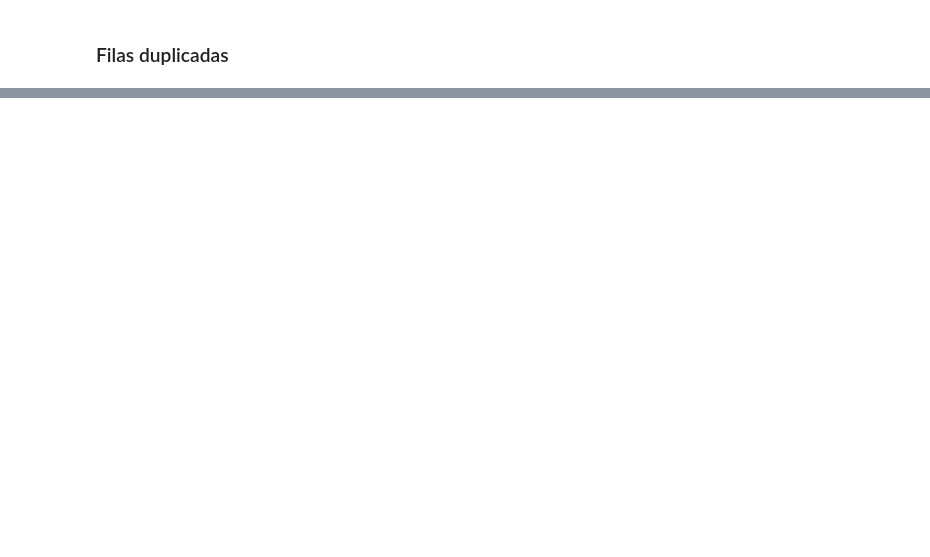
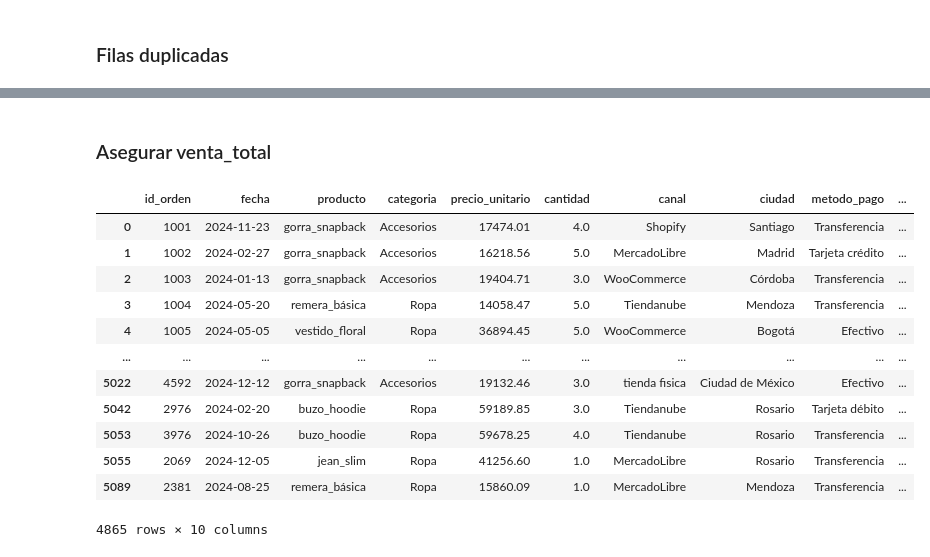
Before and after one commit to maxicoceres-data/DataStore-Analytics, a Jupyter notebook: utils/cleaning.ipynb, the cells around one changed output, grey strips where cells are left out. Cells and saved outputs as stored; diff of their text form; code cells hidden in the pictures; blank space fills up the shorter version.

```diff
--- a/utils/cleaning.ipynb
+++ b/utils/cleaning.ipynb
@@ -173,23 +174,9 @@ df["producto"].unique()
       'Medias pack x3']
 Length: 10, dtype: str
 # %%
+#normalizo los productos
 
-#normalizo los nombres de los productos poniendo en minusculas.
-productos_normalizado = {
-    'Gorra snapback':'Gorra snapback',
-    'Remera básica': 'Remera basica',
-    'Vestido floral':"vestido floral",
-    'Zapatillas running':'zapatillas running',
-    'Cinturón cuero':"cinturon cuero",
-    'Buzo hoodie' :"buzo hoodie",
-    'JEAN SLIM':'Jean slim',
-    'Short deportivo' : "short deportivo",
-    'Medias pack x3' : "medias pack x3",
-    'Campera impermeable':'campera Impermeable',
-}
-
-
-df["producto"] = df["producto"].replace(productos_normalizado).str.lower()
+df["producto"] = df["producto"].str.lower().str.strip().str.replace(" ", "_")
 
 df["producto"].unique()
 # %% [output]
@@ -247,7 +234,8 @@ dtype: int64
 # %% [markdown]
 ### Conversión de fecha
 # %%
-df["fecha"] = pd.to_datetime(df["fecha"])
+df["fecha"] = pd.to_datetime(df["fecha"], errors="coerce")
+df = df[df["fecha"].notna()]
 # %%
 df.info()
 # %% [output]
@@ -277,3 +260,5 @@ for fecha in df["fecha_str"]:
+# %%
+df = df.drop(columns="fecha_str")
 # %% [markdown]
 ### normalización de columnas
 # %%
@@ -294,0 +279,20 @@ df.shape
+# %% [markdown]
+### Asegurar venta_total
+# %%
+df["total_venta"] = df["precio_unitario"] * df["cantidad"]
+# %%
+df
+# %% [output]
+|  | id_orden | fecha | producto | categoria | precio_unitario | cantidad | canal | ciudad | metodo_pago | ... |
+| 0 | 1001 | 2024-11-23 | gorra_snapback | Accesorios | 17474.01 | 4.0 | Shopify | Santiago | Transferencia | ... |
+| 1 | 1002 | 2024-02-27 | gorra_snapback | Accesorios | 16218.56 | 5.0 | MercadoLibre | Madrid | Tarjeta crédito | ... |
+| 2 | 1003 | 2024-01-13 | gorra_snapback | Accesorios | 19404.71 | 3.0 | WooCommerce | Córdoba | Transferencia | ... |
+| 3 | 1004 | 2024-05-20 | remera_básica | Ropa | 14058.47 | 5.0 | Tiendanube | Mendoza | Transferencia | ... |
+| 4 | 1005 | 2024-05-05 | vestido_floral | Ropa | 36894.45 | 5.0 | WooCommerce | Bogotá | Efectivo | ... |
+| ... | ... | ... | ... | ... | ... | ... | ... | ... | ... | ... |
+| 5022 | 4592 | 2024-12-12 | gorra_snapback | Accesorios | 19132.46 | 3.0 | tienda fisica | Ciudad de México | Efectivo | ... |
+| 5042 | 2976 | 2024-02-20 | buzo_hoodie | Ropa | 59189.85 | 3.0 | Tiendanube | Rosario | Tarjeta débito | ... |
+| 5053 | 3976 | 2024-10-26 | buzo_hoodie | Ropa | 59678.25 | 4.0 | Tiendanube | Rosario | Transferencia | ... |
+| 5055 | 2069 | 2024-12-05 | jean_slim | Ropa | 41256.60 | 1.0 | MercadoLibre | Rosario | Transferencia | ... |
+| 5089 | 2381 | 2024-08-25 | remera_básica | Ropa | 15860.09 | 1.0 | MercadoLibre | Mendoza | Transferencia | ... |
+4865 rows × 10 columns
```
Also changed, not shown: parts of 11 cells of this notebook.
